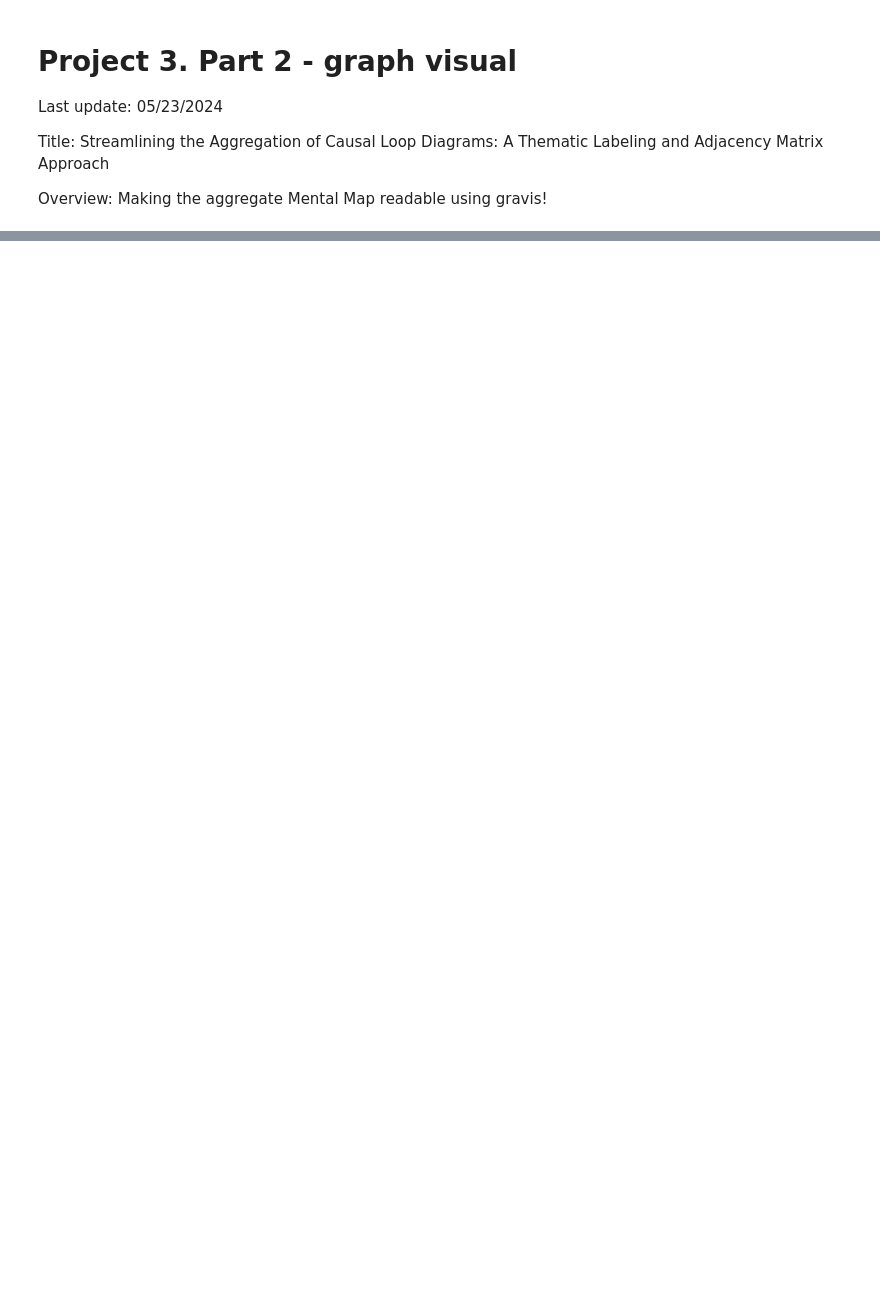
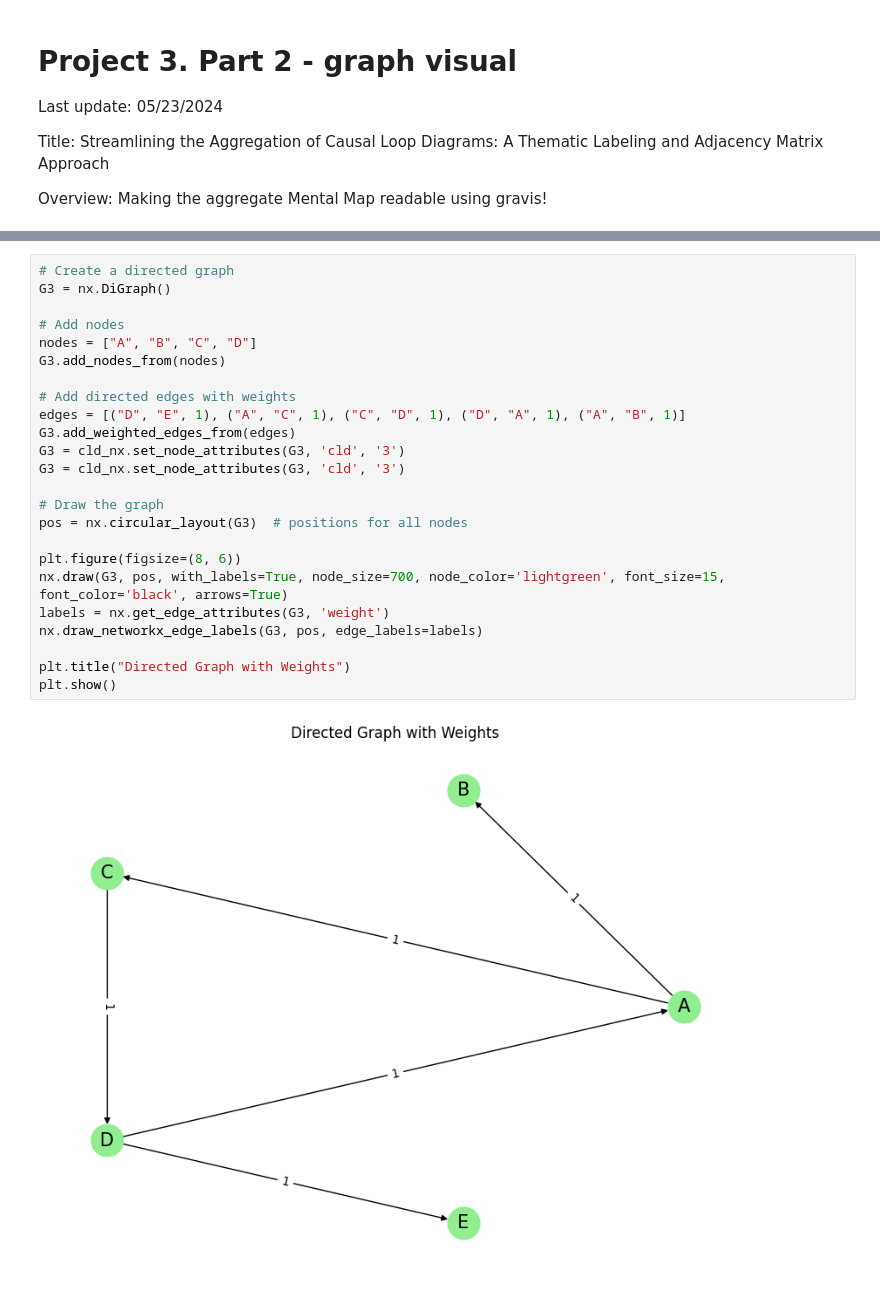
Before and after one commit to georgia-max/MentalMaps_Aggregation, a Jupyter notebook: notebook/graph_visual.ipynb, the cells around one changed output, grey strips where cells are left out. Saved outputs shown, nothing was run; the diff lists cells and outputs as text; blank space fills up the shorter version.

```diff
--- a/notebook/graph_visual.ipynb
+++ b/notebook/graph_visual.ipynb
@@ -56,0 +79,26 @@ gv.d3(G, graph_height=1000)
+# %%
+# Create a directed graph
+G3 = nx.DiGraph()
+
+# Add nodes
+nodes = ["A", "B", "C", "D"]
+G3.add_nodes_from(nodes)
+
+# Add directed edges with weights
+edges = [("D", "E", 1), ("A", "C", 1), ("C", "D", 1), ("D", "A", 1), ("A", "B", 1)]
+G3.add_weighted_edges_from(edges)
+G3 = cld_nx.set_node_attributes(G3, 'cld', '3')
+G3 = cld_nx.set_node_attributes(G3, 'cld', '3')
+
+# Draw the graph
+pos = nx.circular_layout(G3)  # positions for all nodes
+
+plt.figure(figsize=(8, 6))
+nx.draw(G3, pos, with_labels=True, node_size=700, node_color='lightgreen', font_size=15, font_color='black', arrows=True)
+labels = nx.get_edge_attributes(G3, 'weight')
+nx.draw_networkx_edge_labels(G3, pos, edge_labels=labels)
+
+plt.title("Directed Graph with Weights")
+plt.show()
+# %% [output]
+[figure, added]
```
Also changed, not shown: parts of 19 cells of this notebook, 4 other files.
